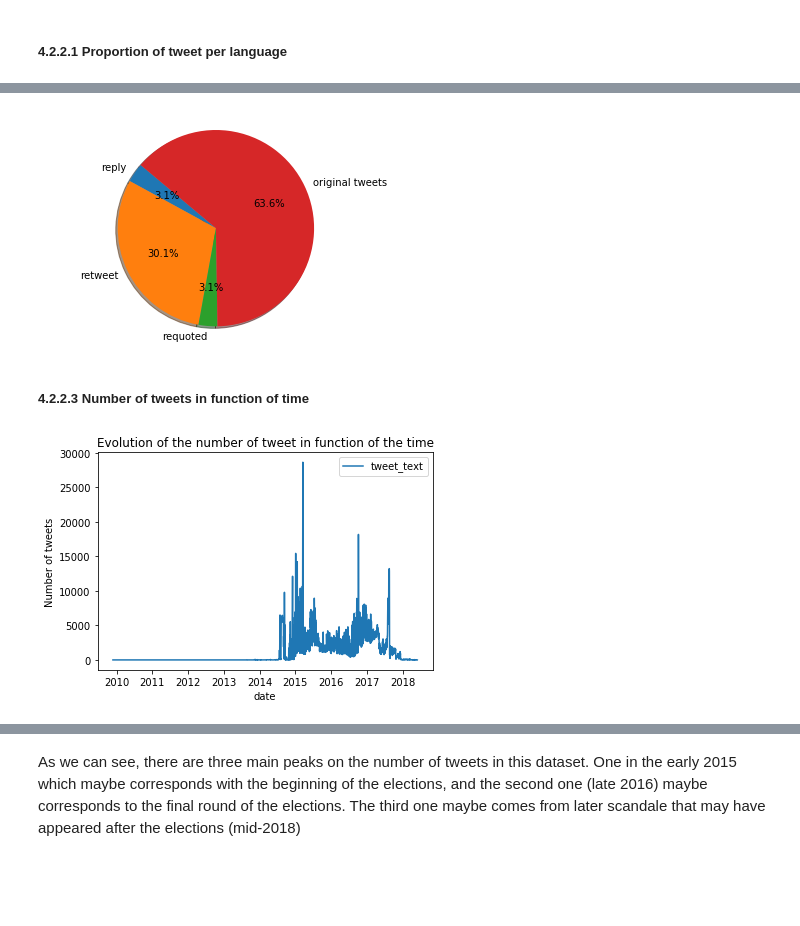
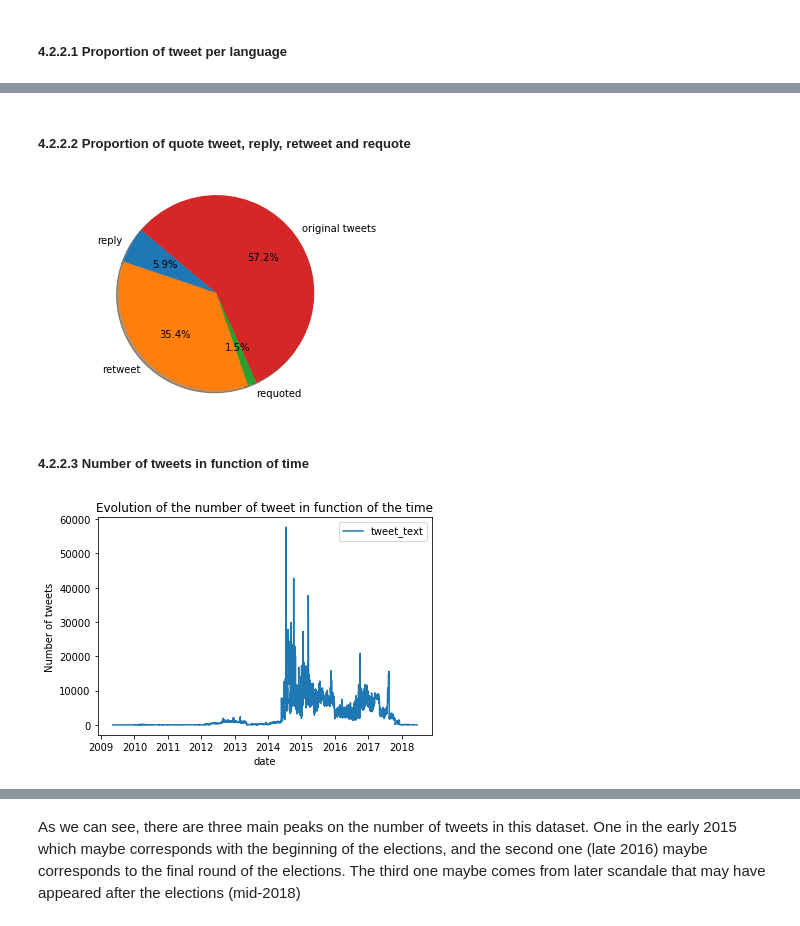
Before and after one commit to journeadrien/Project, a Jupyter notebook: python_code/project.ipynb, the cells around one changed output, grey strips where cells are left out. Cells and saved outputs as stored; diff of their text form; code cells hidden in the pictures; blank space fills up the shorter version.

```diff
--- a/python_code/project.ipynb
+++ b/python_code/project.ipynb
@@ -462,20 +444,24 @@ dataset.head()
+# %% [markdown]
+##### 4.2.2.2 Proportion of quote tweet, reply, retweet and requote
 # %%
-dataset['tweet_type'] = 'original'
-reply_index = (dataset['in_reply_to_tweetid'].notnull()) | (dataset['in_reply_to_userid'].notnull())
-retweet_index = (dataset['is_retweet'] == True) & (dataset['quoted_tweet_tweetid'].isnull())
-requoted_index = (dataset['is_retweet'] == True) & (dataset['quoted_tweet_tweetid'].notnull())
-dataset.loc[reply_index,'tweet_type'] = 'reply'
-dataset.loc[retweet_index ,'tweet_type'] = 'retweet'
-dataset.loc[requoted_index,'tweet_type'] = 'requoted'
-plt.pie([reply_index.sum(),retweet_index.sum(),requoted_index.sum(),(dataset['tweet_type'] == 'original').sum()],
+stats_df['tweet_type'] = 'original'
+reply_index = (stats_df['in_reply_to_tweetid'].notnull()) | (stats_df['in_reply_to_userid'].notnull())
+retweet_index = (stats_df['is_retweet'] == True) & (stats_df['quoted_tweet_tweetid'].isnull())
+requoted_index = (stats_df['is_retweet'] == True) & (stats_df['quoted_tweet_tweetid'].notnull())
+stats_df.loc[reply_index,'tweet_type'] = 'reply'
+stats_df.loc[retweet_index ,'tweet_type'] = 'retweet'
+stats_df.loc[requoted_index,'tweet_type'] = 'requoted'
+plt.pie([reply_index.sum(),retweet_index.sum(),requoted_index.sum(),(stats_df['tweet_type'] == 'original').sum()],
         labels=['reply','retweet','requoted','original tweets'],autopct='%1.1f%%', shadow=True, startangle=140)
 plt.axis('equal')
 plt.show()
 # %% [output]
-[figure, old version]
+[figure, new version]
 # %% [markdown]
 ##### 4.2.2.3 Number of tweets in function of time
 # %%
+dataset = stats_df.merge(text_df, how= 'inner', on='tweetid')
+dataset = dataset.merge(metadata_df, how= 'inner', on='tweetid')
 dataset['date'] = pd.to_datetime(dataset['tweet_time'], format='%Y-%m-%d %H:%M').dt.date
 
 ax = dataset[['date', 'tweet_text']].groupby('date').count().plot()
@@ -483,4 +469,4 @@ ax.set_ylabel('Number of tweets')
 ax.set_title('Evolution of the number of tweet in function of the time')
 plt.show()
 # %% [output]
-[figure, old version]
+[figure, new version]
```
Also changed, not shown: parts of 46 cells of this notebook, 1 other file.
